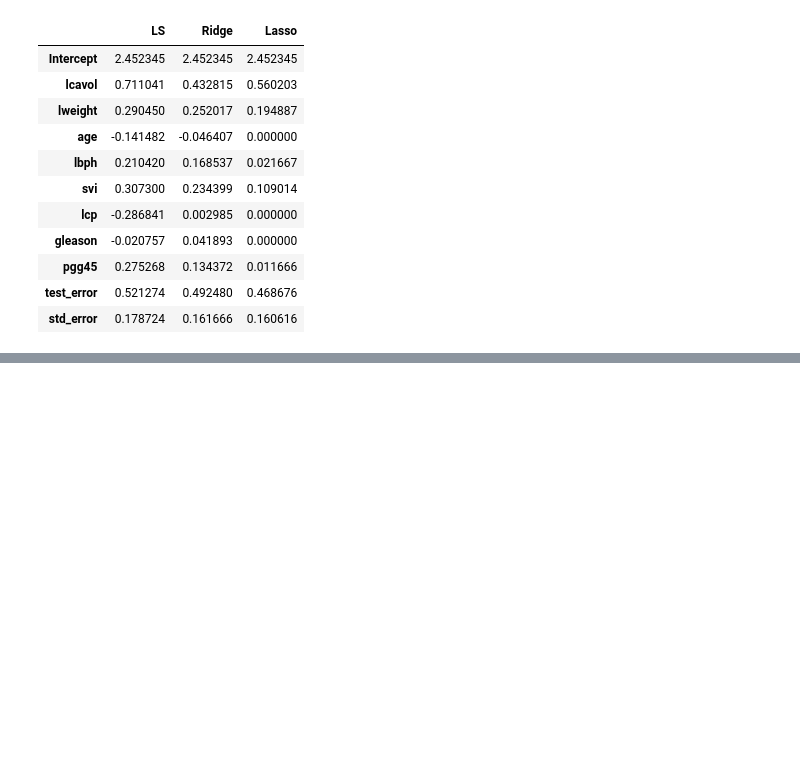
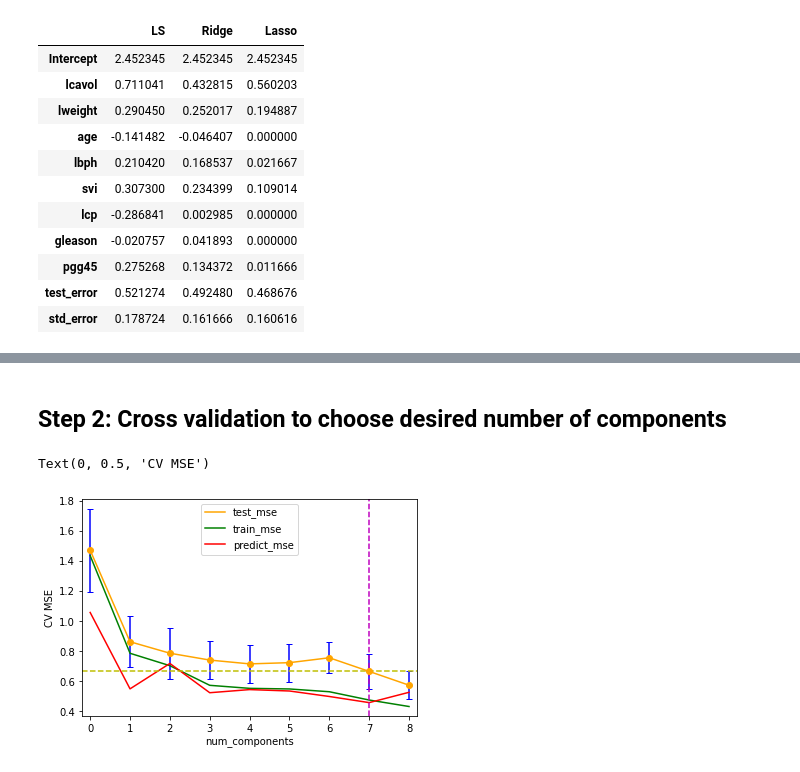
Before and after one commit to yuchenj90/playground, a Jupyter notebook: notebooks/ML/linearReg.ipynb, the cells around one changed output, grey strips where cells are left out. Cells and saved outputs as stored; diff of their text form; code cells hidden in the pictures; blank space fills up the shorter version.

```diff
--- a/notebooks/ML/linearReg.ipynb
+++ b/notebooks/ML/linearReg.ipynb
@@ -476,0 +640,2 @@ feature_list
+# %%
+beta0,betas = PCR(df_train_scaled, feature_list, 'lpsa')
@@ -476,0 +675,38 @@ feature_list
+# %% [markdown]
+## Step 2: Cross validation to choose desired number of components
+# %%
+df = pd.DataFrame()
+K=10
+kf = KFold(n_splits=K,shuffle=True,random_state=69438)
+kf.get_n_splits(df_train_scaled)
+train_mse = []
+test_mse = []
+predict_mse = []
+
+for train_index, test_index in kf.split(df_train_scaled):
+    beta0s,betas = PCR(df_train_scaled.loc[train_index], feature_list, 'lpsa')
+
+    train_mse.append([])
+    test_mse.append([])
+    predict_mse.append([])
+    for m in range(len(betas)):
+        train_mse[-1].append(((np.dot(betas[m],df_train_scaled.loc[train_index][feature_list].T)+beta0s[m] - df_train_scaled.loc[train_index]['lpsa'])**2).mean())
+        test_mse[-1].append(((np.dot(betas[m],df_train_scaled.loc[test_index][feature_list].T)+beta0s[m] - df_train_scaled.loc[test_index]['lpsa'])**2).mean())
+        predict_mse[-1].append(((np.dot(betas[m],df_test_scaled[feature_list].T)+beta0s[m] - df_test_scaled['lpsa'])**2).mean())
+
+df = pd.DataFrame({'num_components': [i for i in range(len(feature_list)+1)], 'train_mse': np.mean(train_mse, axis=0), 'test_mse': np.mean(test_mse, axis=0),
+                'test_mse_se': np.std(test_mse, ddof=1, axis=0)/np.sqrt(K), 'predict_mse': np.mean(predict_mse,axis=0)})
+# %%
+ax = df.plot(x='num_components', y='test_mse', yerr='test_mse_se',capsize=3, color='orange', ecolor='blue',marker='o')
+df.plot(x='num_components', y='train_mse', color='g', ax=ax)
+df.plot(x='num_components', y='predict_mse', color='r', ax=ax)
+ax.set_xlim(left=-0.2, right=8.2)
+
+idx = df['test_mse'].idxmin()
+ax.axhline(y=df.eval('test_mse + test_mse_se').loc[idx], ls='--', color='y')
+ax.axvline(x=df[df['test_mse']<df.eval('test_mse + test_mse_se').loc[idx]]['num_components'].min(), ls='--', color = 'm')
+ax.set_xlabel('num_components')
+ax.set_ylabel('CV MSE')
+# %% [output]
+Text(0, 0.5, 'CV MSE')
+[figure, added]
```
Also changed, not shown: parts of 61 cells of this notebook, 5 other files.
